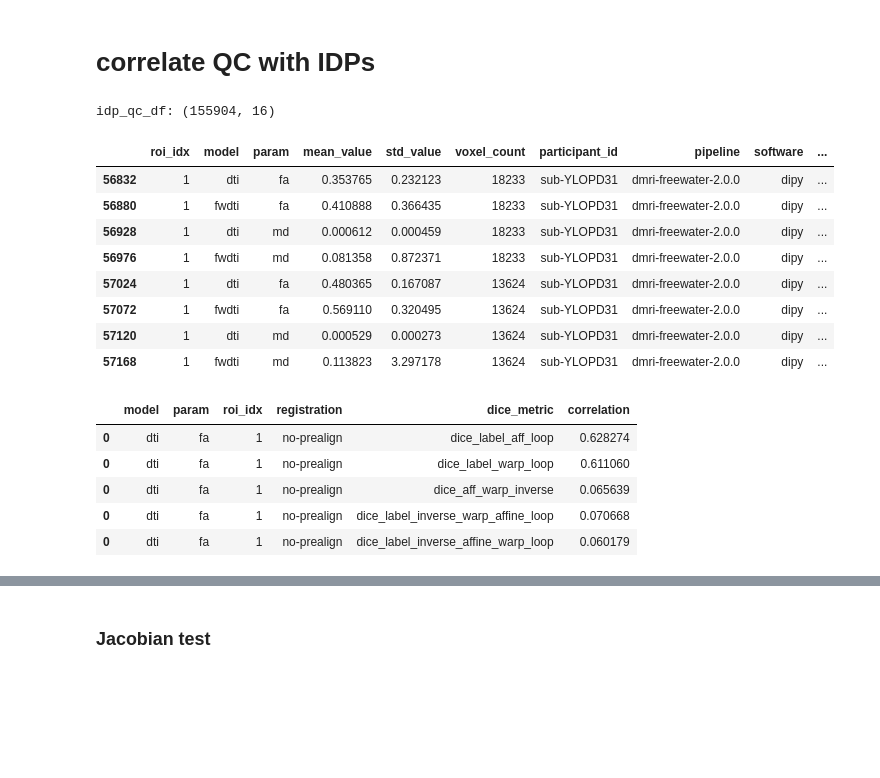
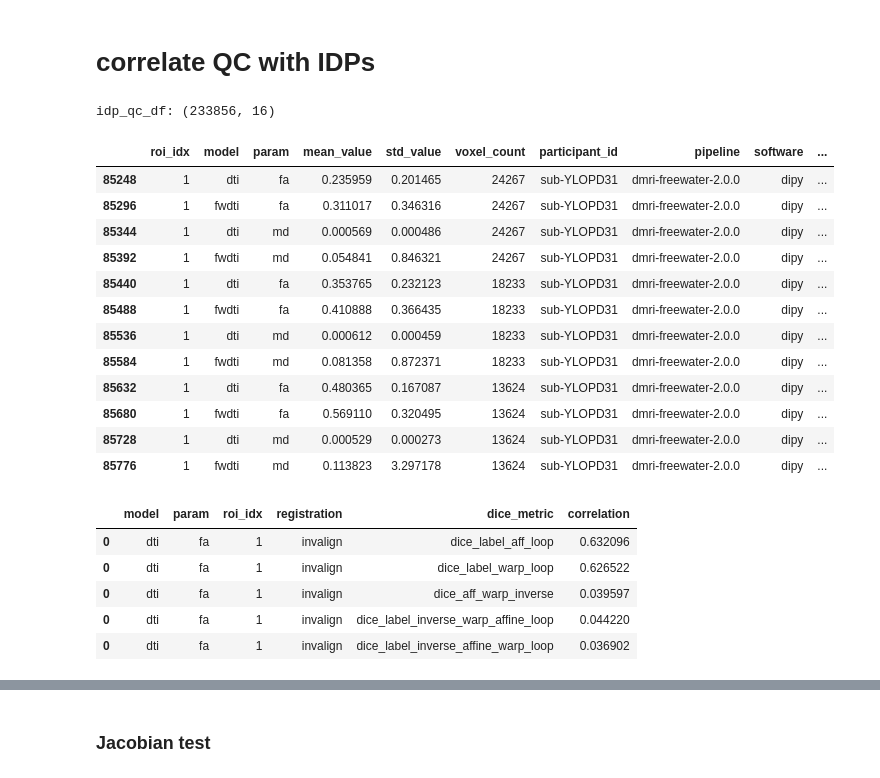
Before and after one commit to nikhil153/nipoppy-dmri-freewater, a Jupyter notebook: plot_diff_metrics.ipynb, the cells around one changed output, grey strips where cells are left out. Drawn from its saved outputs; the diff is of its cells as text; code cells hidden in the pictures; blank space fills up the shorter version.

```diff
--- a/plot_diff_metrics.ipynb
+++ b/plot_diff_metrics.ipynb
@@ -24,8 +20,10 @@ aff_idp_file
 # %%
 check_prealign_test_idps = True
+check_invalign_test_idps = True
 
 idp_dir = f"{dataset_dir}/derivatives/dmri-freewater/2.0.0/idp/"
 idp_prealign_dir = f"{dataset_dir}/derivatives/dmri-freewater/2.0.0/idp_test_prealign/"
+idp_invalign_dir = f"{dataset_dir}/derivatives/dmri-freewater/2.0.0/idp_test_invalign/"
 
 idp_df = pd.DataFrame()
 qc_df = pd.DataFrame()
@@ -47,23 +45,41 @@ for participant_id in participant_id_list:
     syn_qc_df["registration"] = "affine+syn"
 
     if check_prealign_test_idps:
-        aff_idp_file = f"{idp_prealign_dir}/{participant_id}_ses-01_dmri-freewater-2.0.0_JHU-ICBM-labels-1mm_affine+syn_idp.tsv"
-        add_qc_file = f"{idp_prealign_dir}/{participant_id}_ses-01_dmri-freewater-2.0.0_JHU-ICBM-labels-1mm_affine+syn_qc-metrics.tsv"
+        no_prealign_idp_file = f"{idp_prealign_dir}/{participant_id}_ses-01_dmri-freewater-2.0.0_JHU-ICBM-labels-1mm_affine+syn_idp.tsv"
+        no_prealign_qc_file = f"{idp_prealign_dir}/{participant_id}_ses-01_dmri-freewater-2.0.0_JHU-ICBM-labels-1mm_affine+syn_qc-metrics.tsv"
 
         # check if file exists
-        if not os.path.exists(aff_idp_file):
+        if not os.path.exists(no_prealign_idp_file):
             missing_affine_participants.append(participant_id)
             continue
 
-        aff_idp_df = pd.read_csv(aff_idp_file, sep="\t")
-        aff_idp_df["registration"] = "no-prealign"
-        add_qc_df = pd.read_csv(add_qc_file, sep="\t")
-        add_qc_df["registration"] = "no-prealign"
+        no_prealign_idp_df = pd.read_csv(no_prealign_idp_file, sep="\t")
+        no_prealign_idp_df["registration"] = "no-prealign"
+        no_prealign_qc_df = pd.read_csv(no_prealign_qc_file, sep="\t")
+        no_prealign_qc_df["registration"] = "no-prealign"
 
-        participant_idp_df = pd.concat([aff_idp_df,syn_idp_df], axis=0)
-        qc_df = pd.concat([qc_df, add_qc_df], axis=0)
+        participant_idp_df = pd.concat([no_prealign_idp_df,syn_idp_df], axis=0)
+        qc_df = pd.concat([qc_df, no_prealign_qc_df], axis=0)
 
-    else:
+    if check_prealign_test_idps:
+        invalign_idp_file = f"{idp_invalign_dir}/{participant_id}_ses-01_dmri-freewater-2.0.0_JHU-ICBM-labels-1mm_affine+syn_idp.tsv"
+        invalign_qc_file = f"{idp_invalign_dir}/{participant_id}_ses-01_dmri-freewater-2.0.0_JHU-ICBM-labels-1mm_affine+syn_qc-metrics.tsv"
+
+        # check if file exists
+        if not os.path.exists(invalign_idp_file):
+            missing_affine_participants.append(participant_id)
+            continue
+
+        invalign_idp_df = pd.read_csv(invalign_idp_file, sep="\t")
+        invalign_idp_df["registration"] = "invalign"
+        invalign_qc_df = pd.read_csv(invalign_qc_file, sep="\t")
+        invalign_qc_df["registration"] = "invalign"
+
+        participant_idp_df = pd.concat([invalign_idp_df, participant_idp_df], axis=0)
+        qc_df = pd.concat([qc_df, invalign_qc_df], axis=0)
+
+
+    if not ( check_prealign_test_idps or check_invalign_test_idps ):
         participant_idp_df = syn_idp_df
 
     participant_idp_df["participant_id"] = participant_id
@@ -81,8 +97,9 @@ print(f"Missing syn: {n_missing_syn_participants}, Missing affine: {n_missing_af
 n_models = idp_df["model"].nunique()
 n_params = idp_df["param"].nunique()
 n_rois = idp_df["roi_idx"].nunique()
+n_regs = idp_df["registration"].nunique()
 
-print(f"Number of models: {n_models}, Number of params: {n_params}, Number of ROIs: {n_rois}")
+print(f"Number of models: {n_models}, Number of params: {n_params}, Number of regs: {n_regs}, Number of ROIs: {n_rois}")
 
 idp_df.head()
 # %% [output]
@@ -194,23 +213,27 @@ Registration: affine+syn, Dice: dice_label_inverse_affine_warp_loop, Jacobian: J
 # %% [markdown]
 # correlate QC with IDPs
 # %%
-idp_qc_df = pd.merge(idp_df, qc_df[["participant_id"] + param_list], on="participant_id", how="left")
+idp_qc_df = pd.merge(idp_df, qc_df[["participant_id"] + dice_param_list], on="participant_id", how="left")
 
 print("idp_qc_df:", idp_qc_df.shape)
 
 # sample subect
 idp_qc_df[(idp_qc_df["participant_id"] == "sub-YLOPD31") & (idp_qc_df["roi_idx"]== 1)]
 # %% [output]
-idp_qc_df: (155904, 16)
+idp_qc_df: (233856, 16)
 |  | roi_idx | model | param | mean_value | std_value | voxel_count | participant_id | pipeline | software | ... |
-| 56832 | 1 | dti | fa | 0.353765 | 0.232123 | 18233 | sub-YLOPD31 | dmri-freewater-2.0.0 | dipy | ... |
-| 56880 | 1 | fwdti | fa | 0.410888 | 0.366435 | 18233 | sub-YLOPD31 | dmri-freewater-2.0.0 | dipy | ... |
-| 56928 | 1 | dti | md | 0.000612 | 0.000459 | 18233 | sub-YLOPD31 | dmri-freewater-2.0.0 | dipy | ... |
-| 56976 | 1 | fwdti | md | 0.081358 | 0.872371 | 18233 | sub-YLOPD31 | dmri-freewater-2.0.0 | dipy | ... |
-| 57024 | 1 | dti | fa | 0.480365 | 0.167087 | 13624 | sub-YLOPD31 | dmri-freewater-2.0.0 | dipy | ... |
-| 57072 | 1 | fwdti | fa | 0.569110 | 0.320495 | 13624 | sub-YLOPD31 | dmri-freewater-2.0.0 | dipy | ... |
-| 57120 | 1 | dti | md | 0.000529 | 0.000273 | 13624 | sub-YLOPD31 | dmri-freewater-2.0.0 | dipy | ... |
-| 57168 | 1 | fwdti | md | 0.113823 | 3.297178 | 13624 | sub-YLOPD31 | dmri-freewater-2.0.0 | dipy | ... |
+| 85248 | 1 | dti | fa | 0.235959 | 0.201465 | 24267 | sub-YLOPD31 | dmri-freewater-2.0.0 | dipy | ... |
+| 85296 | 1 | fwdti | fa | 0.311017 | 0.346316 | 24267 | sub-YLOPD31 | dmri-freewater-2.0.0 | dipy | ... |
+| 85344 | 1 | dti | md | 0.000569 | 0.000486 | 24267 | sub-YLOPD31 | dmri-freewater-2.0.0 | dipy | ... |
+| 85392 | 1 | fwdti | md | 0.054841 | 0.846321 | 24267 | sub-YLOPD31 | dmri-freewater-2.0.0 | dipy | ... |
+| 85440 | 1 | dti | fa | 0.353765 | 0.232123 | 18233 | sub-YLOPD31 | dmri-freewater-2.0.0 | dipy | ... |
+| 85488 | 1 | fwdti | fa | 0.410888 | 0.366435 | 18233 | sub-YLOPD31 | dmri-freewater-2.0.0 | dipy | ... |
+| 85536 | 1 | dti | md | 0.000612 | 0.000459 | 18233 | sub-YLOPD31 | dmri-freewater-2.0.0 | dipy | ... |
+| 85584 | 1 | fwdti | md | 0.081358 | 0.872371 | 18233 | sub-YLOPD31 | dmri-freewater-2.0.0 | dipy | ... |
+| 85632 | 1 | dti | fa | 0.480365 | 0.167087 | 13624 | sub-YLOPD31 | dmri-freewater-2.0.0 | dipy | ... |
+| 85680 | 1 | fwdti | fa | 0.569110 | 0.320495 | 13624 | sub-YLOPD31 | dmri-freewater-2.0.0 | dipy | ... |
+| 85728 | 1 | dti | md | 0.000529 | 0.000273 | 13624 | sub-YLOPD31 | dmri-freewater-2.0.0 | dipy | ... |
+| 85776 | 1 | fwdti | md | 0.113823 | 3.297178 | 13624 | sub-YLOPD31 | dmri-freewater-2.0.0 | dipy | ... |
 # %%
 # calculate correlation between dice coeff and mean_value for each model, param, roi
 
@@ -227,7 +250,7 @@ for model in idp_qc_df["model"].unique():
                 ]
                 if subset_df.shape[0] < 2:
                     continue
-                for dice_metric in param_list:
+                for dice_metric in dice_param_list:
                     corr = subset_df["mean_value"].corr(subset_df[dice_metric])
                     if pd.notnull(corr):
                         corr_df = pd.concat([corr_df, pd.DataFrame({
@@ -242,8 +265,8 @@ for model in idp_qc_df["model"].unique():
 corr_df.head()
 # %% [output]
 |  | model | param | roi_idx | registration | dice_metric | correlation |
-| 0 | dti | fa | 1 | no-prealign | dice_label_aff_loop | 0.628274 |
-| 0 | dti | fa | 1 | no-prealign | dice_label_warp_loop | 0.611060 |
-| 0 | dti | fa | 1 | no-prealign | dice_aff_warp_inverse | 0.065639 |
-| 0 | dti | fa | 1 | no-prealign | dice_label_inverse_warp_affine_loop | 0.070668 |
-| 0 | dti | fa | 1 | no-prealign | dice_label_inverse_affine_warp_loop | 0.060179 |
+| 0 | dti | fa | 1 | invalign | dice_label_aff_loop | 0.632096 |
+| 0 | dti | fa | 1 | invalign | dice_label_warp_loop | 0.626522 |
+| 0 | dti | fa | 1 | invalign | dice_aff_warp_inverse | 0.039597 |
+| 0 | dti | fa | 1 | invalign | dice_label_inverse_warp_affine_loop | 0.044220 |
+| 0 | dti | fa | 1 | invalign | dice_label_inverse_affine_warp_loop | 0.036902 |
```
Also changed, not shown: parts of 11 cells of this notebook, 2 other files.
